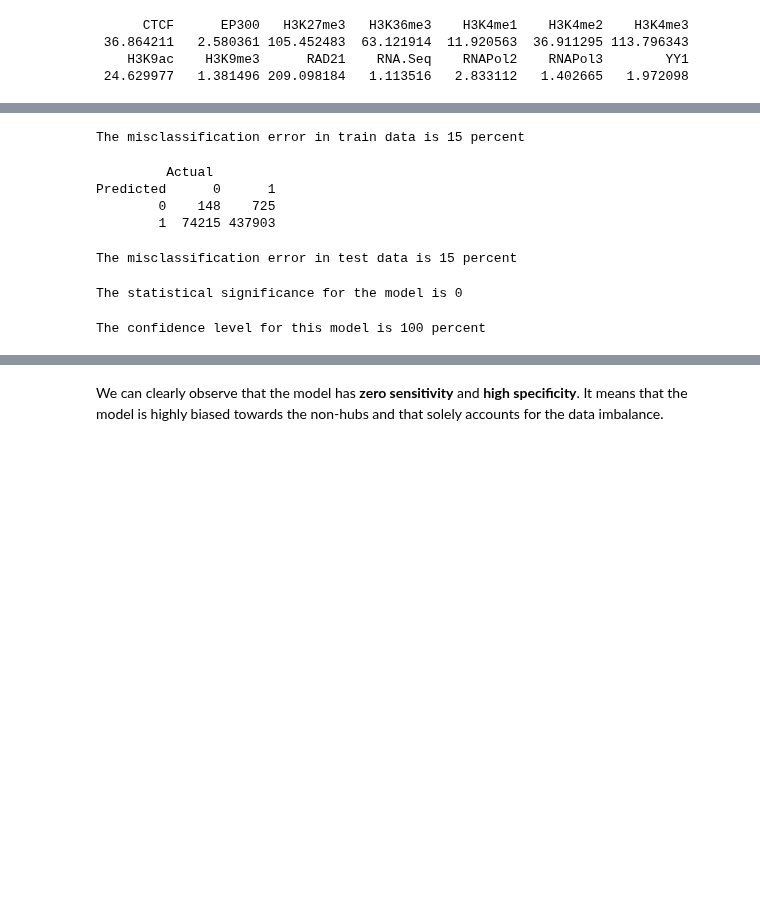
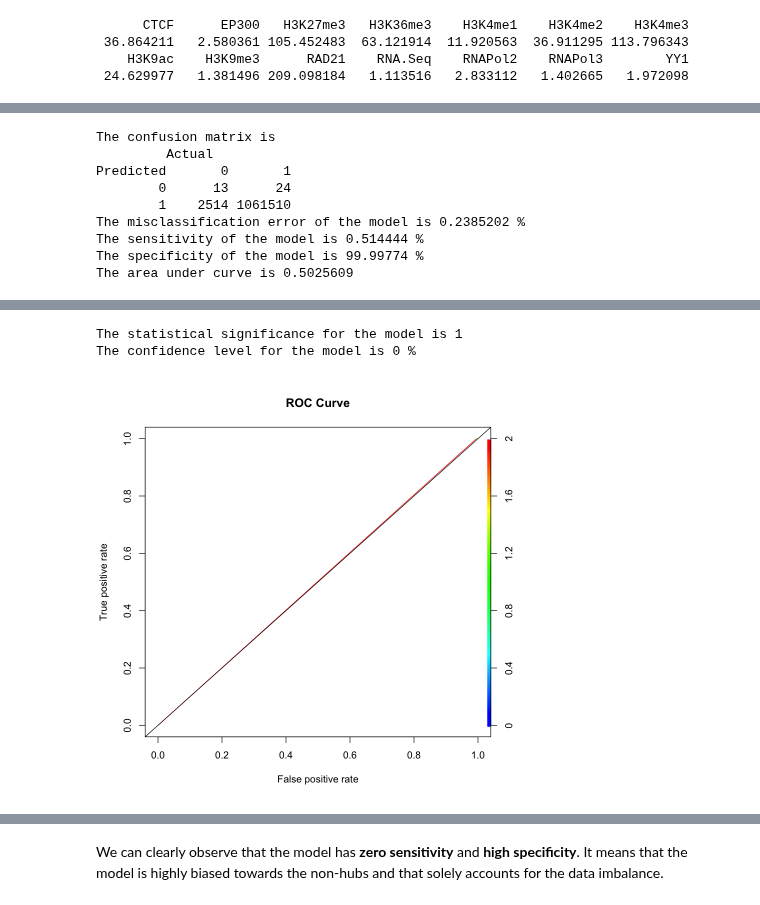
Before and after one commit to shauryajauhari/transcriptionFactoriesGREG, a Jupyter notebook: MachineLearning/LogisticRegressionK562GREG.ipynb, the cells around one changed output, grey strips where cells are left out. Cells and saved outputs as stored; diff of their text form; code cells hidden in the pictures; blank space fills up the shorter version.

```diff
--- a/MachineLearning/LogisticRegressionK562GREG.ipynb
+++ b/MachineLearning/LogisticRegressionK562GREG.ipynb
@@ -190,0 +191,5 @@ Since, we see that all variables are statistically significant (p < 0.05), we sh
+# %%
+k562model1 <- glm(formula = Class ~ EP300 + H3K27me3 + H3K36me3 + H3K4me1 + H3K9ac + H3K9me3 + RAD21 + RNA.Seq + RNAPol2 + RNAPol3 + YY1,
+               data = train,
+               family = "binomial")
+summary(k562model1)
@@ -218,35 +241,13 @@ Predicted       0       1
-# %%
-misclassfication_error_train <- 1- sum(diag(confusion_matrix_train))/sum(confusion_matrix_train)
-cat("The misclassification error in train data is",
-    (round(misclassfication_error_train*100)), "percent")
-# %% [output]
-The misclassification error in train data is 15 percent
-# %%
-yTest <- predict(imr90model, test, type = "response")
-prediction_probabilities_test <- ifelse(yTest > 0.5, 1, 0)
-confusion_matrix_test <- table(Predicted = prediction_probabilities_test, Actual = test$Class)
-print(confusion_matrix_test)
-# %% [output]
-         Actual
-Predicted      0      1
-        0    148    725
-        1  74215 437903
-# %%
-misclassfication_error_test <- 1- sum(diag(confusion_matrix_test))/sum(confusion_matrix_test)
-cat("The misclassification error in test data is",
-    (round(misclassfication_error_test*100)), "percent")
-# %% [output]
-The misclassification error in test data is 15 percent
-# %%
-overall_p <- with(imr90model,
-                  pchisq(null.deviance - deviance,
-                         df.null - df.residual,
-                         lower.tail = FALSE))
-cat("The statistical significance for the model is", overall_p, "\n")
-# %% [output]
-The statistical significance for the model is 0
-# %%
-cat("The confidence level for this model is",
-    ((1-overall_p)*100), "percent")
-# %% [output]
-The confidence level for this model is 100 percent
+# %%
+source("modelPerformance.R")
+modelPerformance(k562model1, train, train$Class)
+# %% [output]
+The confusion matrix is
+         Actual
+Predicted       0       1
+        0      13      24
+        1    2514 1061510
+The misclassification error of the model is 0.2385202 %
+The sensitivity of the model is 0.514444 %
+The specificity of the model is 99.99774 %
+The area under curve is 0.5025609
@@ -252,0 +256,3 @@ The confidence level for this model is 100 percent
+The statistical significance for the model is 1
+The confidence level for the model is 0 %
+[figure, added]
```
Also changed, not shown: parts of 71 cells of this notebook.
